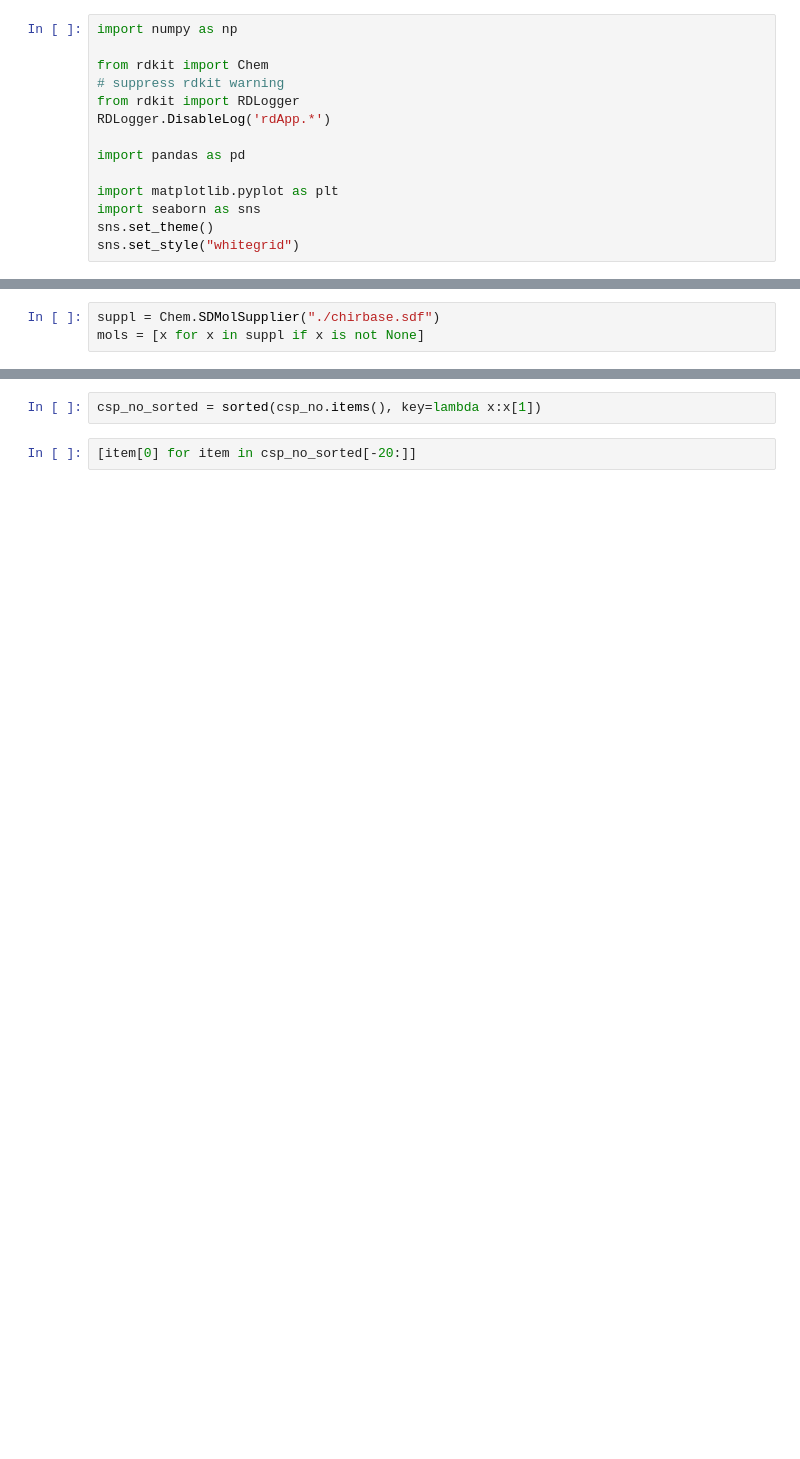
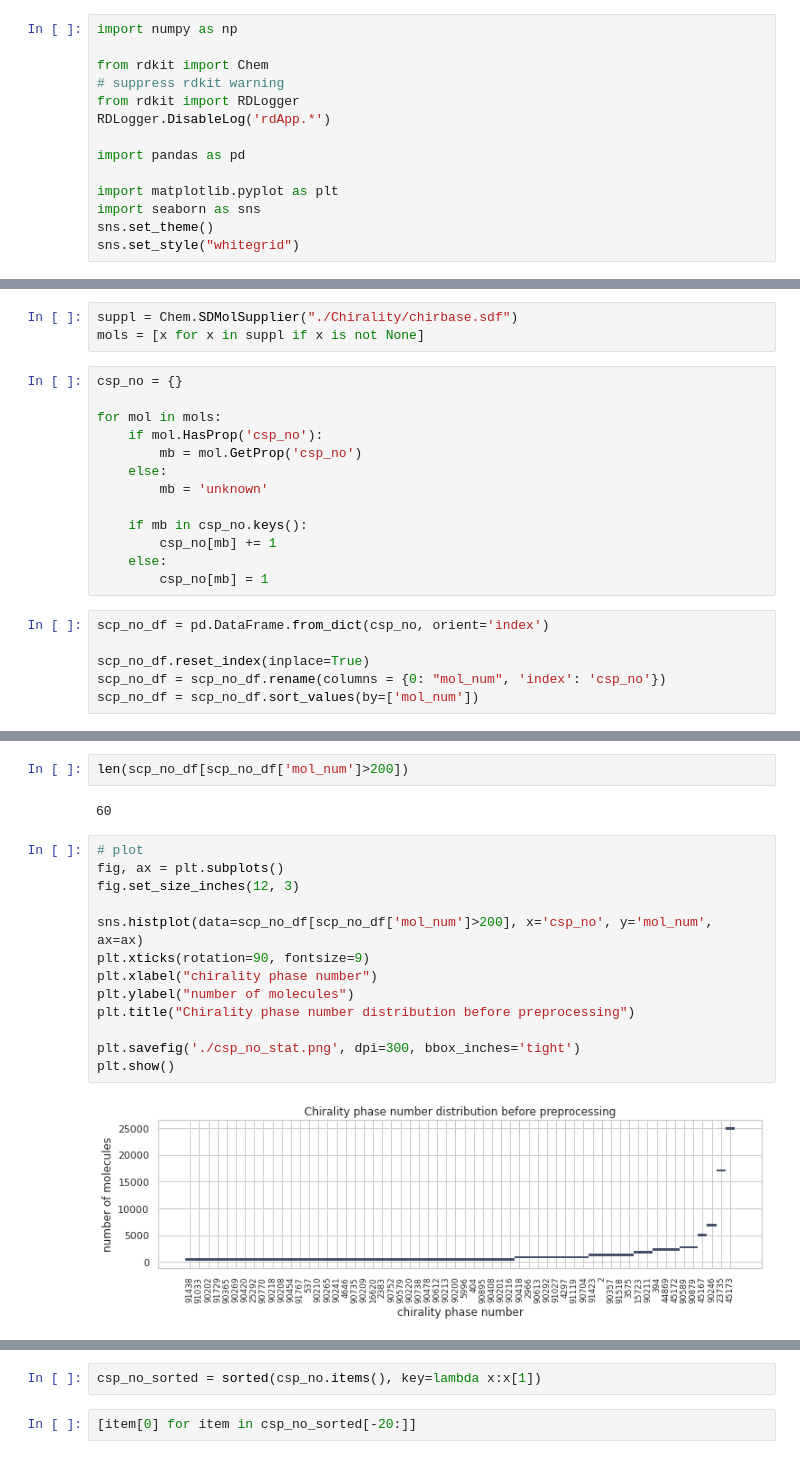
Before and after one commit to JosieHong/3DMolCSP, a Jupyter notebook: data/data_analysis.ipynb, the cells around one changed output, grey strips where cells are left out. Saved outputs shown, nothing was run; the diff lists cells and outputs as text; blank space fills up the shorter version.

```diff
--- a/data/data_analysis.ipynb
+++ b/data/data_analysis.ipynb
@@ -15,3 +17,22 @@ sns.set_style("whitegrid")
 # %%
-suppl = Chem.SDMolSupplier("./chirbase.sdf")
+suppl = Chem.SDMolSupplier("./Chirality/chirbase.sdf")
 mols = [x for x in suppl if x is not None]
+# %%
+csp_no = {}
+
+for mol in mols:
+    if mol.HasProp('csp_no'):
+        mb = mol.GetProp('csp_no')
+    else:
+        mb = 'unknown'
+
+    if mb in csp_no.keys():
+        csp_no[mb] += 1
+    else:
+        csp_no[mb] = 1
+# %%
+scp_no_df = pd.DataFrame.from_dict(csp_no, orient='index')
+
+scp_no_df.reset_index(inplace=True)
+scp_no_df = scp_no_df.rename(columns = {0: "mol_num", 'index': 'csp_no'})
+scp_no_df = scp_no_df.sort_values(by=['mol_num'])
@@ -17,0 +75,19 @@ mols = [x for x in suppl if x is not None]
+# %%
+len(scp_no_df[scp_no_df['mol_num']>200])
+# %% [output]
+60
+# %%
+# plot
+fig, ax = plt.subplots()
+fig.set_size_inches(12, 3)
+
+sns.histplot(data=scp_no_df[scp_no_df['mol_num']>200], x='csp_no', y='mol_num', ax=ax)
+plt.xticks(rotation=90, fontsize=9)
+plt.xlabel("chirality phase number")
+plt.ylabel("number of molecules")
+plt.title("Chirality phase number distribution before preprocessing")
+
+plt.savefig('./csp_no_stat.png', dpi=300, bbox_inches='tight')
+plt.show()
+# %% [output]
+[figure, added]
```
Also changed, not shown: parts of 33 cells of this notebook, 19 other files.
